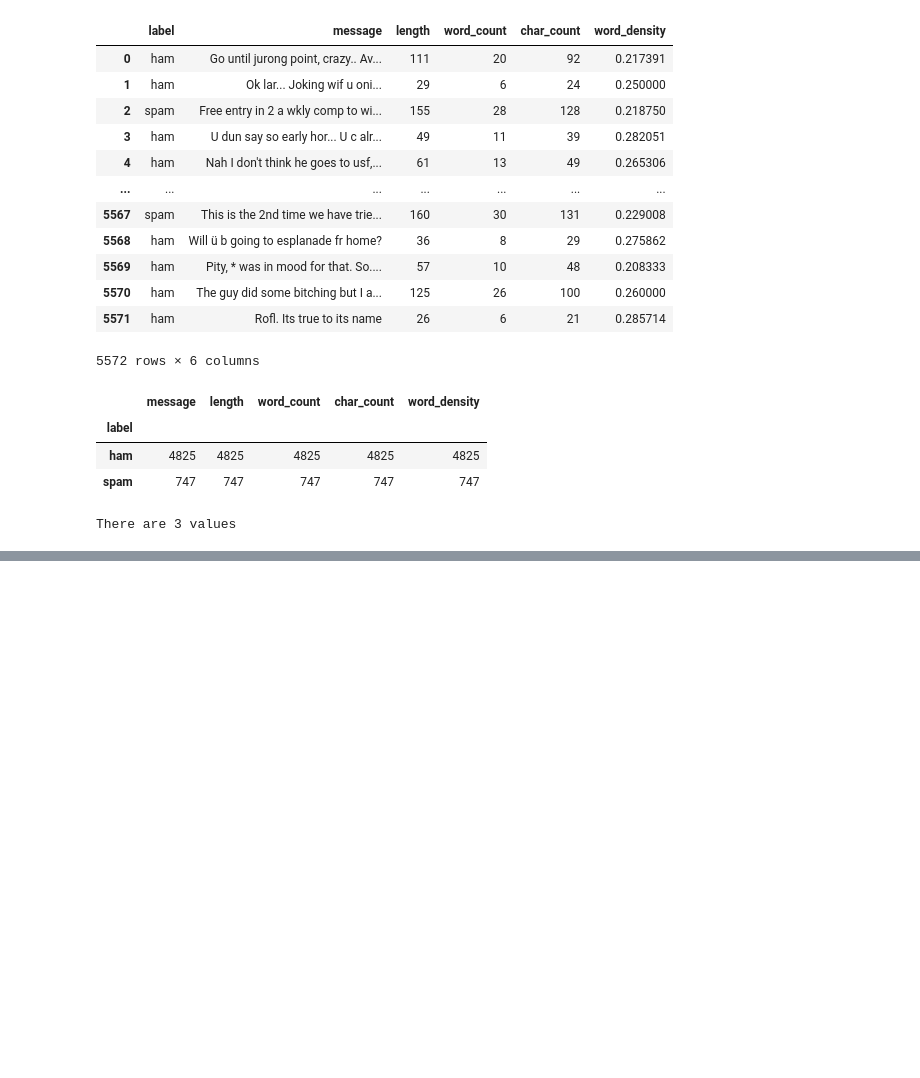
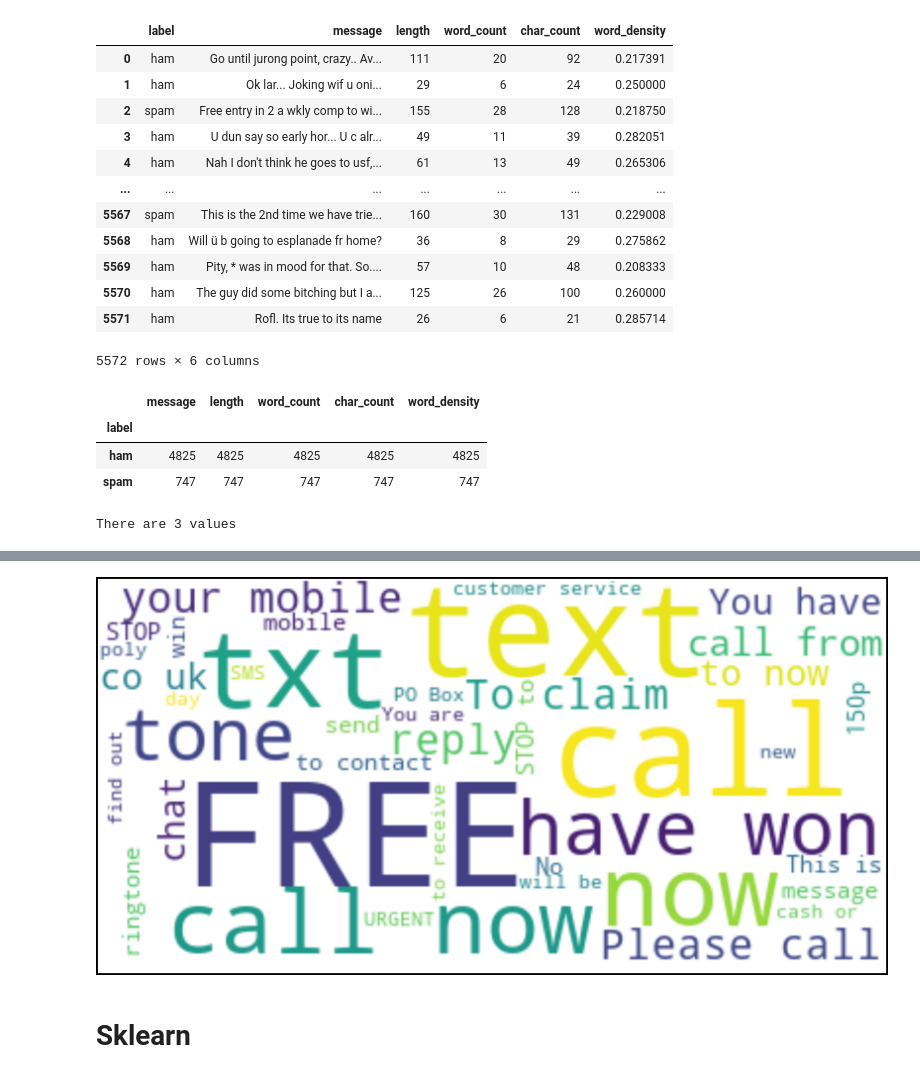
Before and after one commit to ameervalki/Pandas-EDA, a Jupyter notebook: Pandas - EDA for Spam Ham.ipynb, the cells around one changed output, grey strips where cells are left out. Saved outputs shown, nothing was run; the diff lists cells and outputs as text; code cells hidden in the pictures; blank space fills up the shorter version.

```diff
--- a/Pandas - EDA for Spam Ham.ipynb
+++ b/Pandas - EDA for Spam Ham.ipynb
@@ -278,0 +305,3 @@ gk.get_group('spam').head()
+# %%
+spdf = gk.get_group('spam')
+spdf
@@ -278,0 +386,5 @@ gk.get_group('spam').head()
+# %%
+# Taking messages from Spam
+spam_msgs = spdf['message'].values
+#spam_msgs = spdf['message'].values[0] for single string
+spam_msgs
@@ -278,0 +409,20 @@ gk.get_group('spam').head()
+# %%
+stopwords = set(STOPWORDS)
+
+# create wordcloud object
+wc = WordCloud(background_color="white",
+        max_words=40,
+                stopwords=stopwords)
+# generate wordcloud
+wc.generate(str(spam_msgs))
+fig = plt.figure(
+    figsize = (40, 30),
+    facecolor = 'k',
+    edgecolor = 'k')
+plt.imshow(wc, interpolation = 'bilinear')
+plt.axis("off")
+plt.tight_layout(pad = 0)
+# %% [output]
+[figure, added]
+# %% [markdown]
+# Sklearn
```
Also changed, not shown: parts of 72 cells of this notebook.
